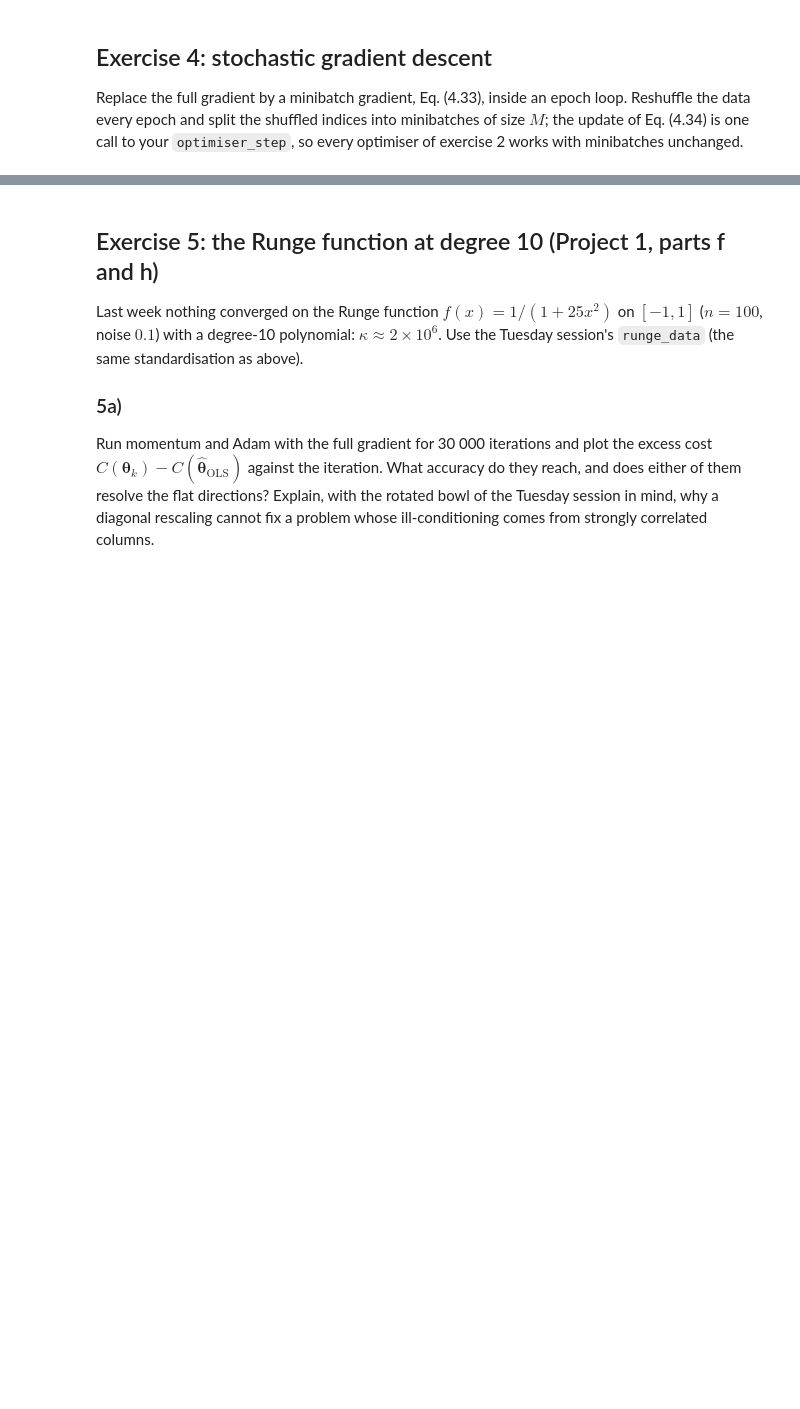
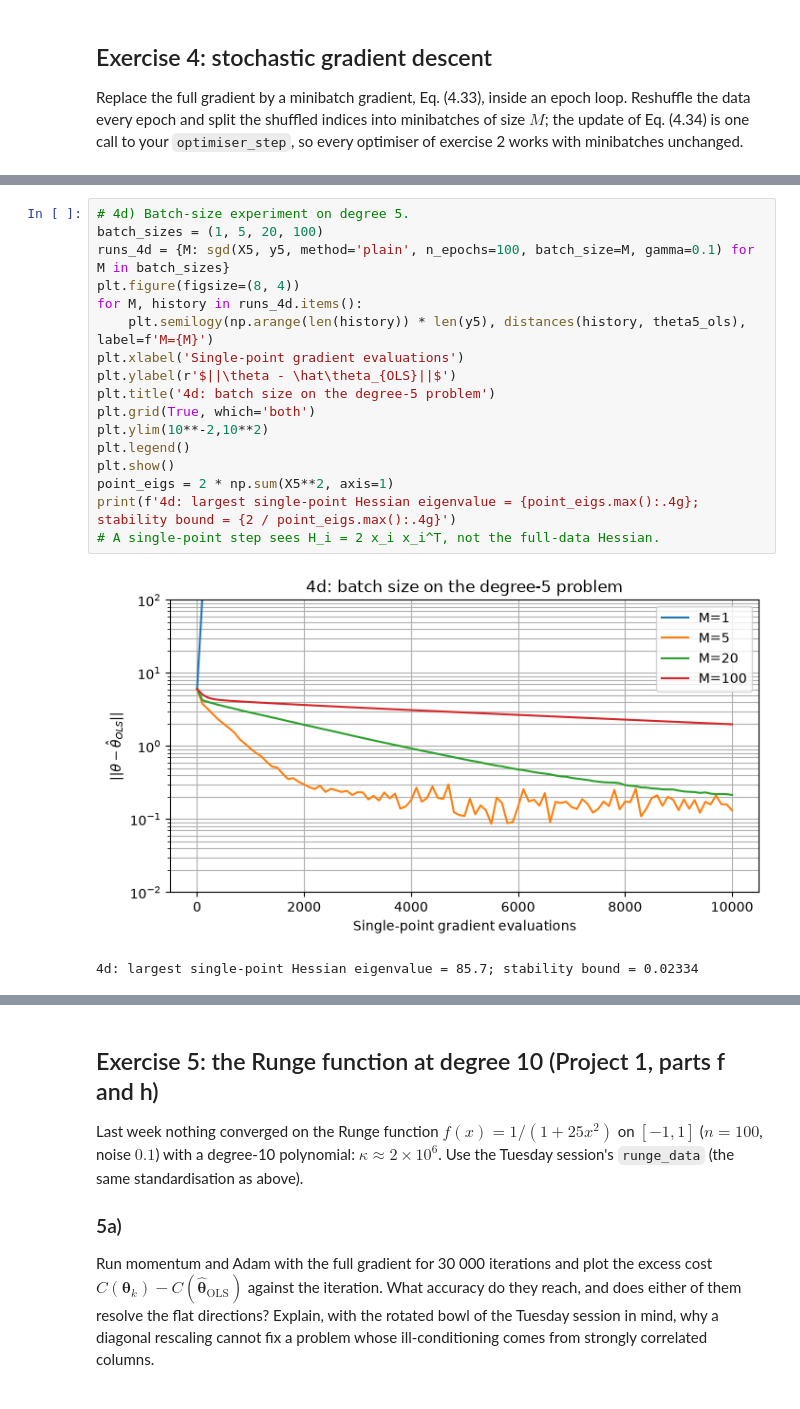
Before and after one commit to Timholmen96/MachineLearningUiO, a Jupyter notebook: doc/WeeklyMaterial/week38/exercisesweek38.ipynb, the cells around one changed output, grey strips where cells are left out. Cells and saved outputs as stored; diff of their text form; blank space fills up the shorter version.

```diff
--- a/doc/WeeklyMaterial/week38/exercisesweek38.ipynb
+++ b/doc/WeeklyMaterial/week38/exercisesweek38.ipynb
@@ -529,0 +804,20 @@ setting of Project 1, part h).
+# %%
+# 4d) Batch-size experiment on degree 5.
+batch_sizes = (1, 5, 20, 100)
+runs_4d = {M: sgd(X5, y5, method='plain', n_epochs=100, batch_size=M, gamma=0.1) for M in batch_sizes}
+plt.figure(figsize=(8, 4))
+for M, history in runs_4d.items():
+    plt.semilogy(np.arange(len(history)) * len(y5), distances(history, theta5_ols), label=f'M={M}')
+plt.xlabel('Single-point gradient evaluations')
+plt.ylabel(r'$||\theta - \hat\theta_{OLS}||$')
+plt.title('4d: batch size on the degree-5 problem')
+plt.grid(True, which='both')
+plt.ylim(10**-2,10**2)
+plt.legend()
+plt.show()
+point_eigs = 2 * np.sum(X5**2, axis=1)
+print(f'4d: largest single-point Hessian eigenvalue = {point_eigs.max():.4g}; stability bound = {2 / point_eigs.max():.4g}')
+# A single-point step sees H_i = 2 x_i x_i^T, not the full-data Hessian.
+# %% [output]
+[figure, added]
+4d: largest single-point Hessian eigenvalue = 85.7; stability bound = 0.02334
```
Also changed, not shown: parts of 20 cells of this notebook, 5 other files.
